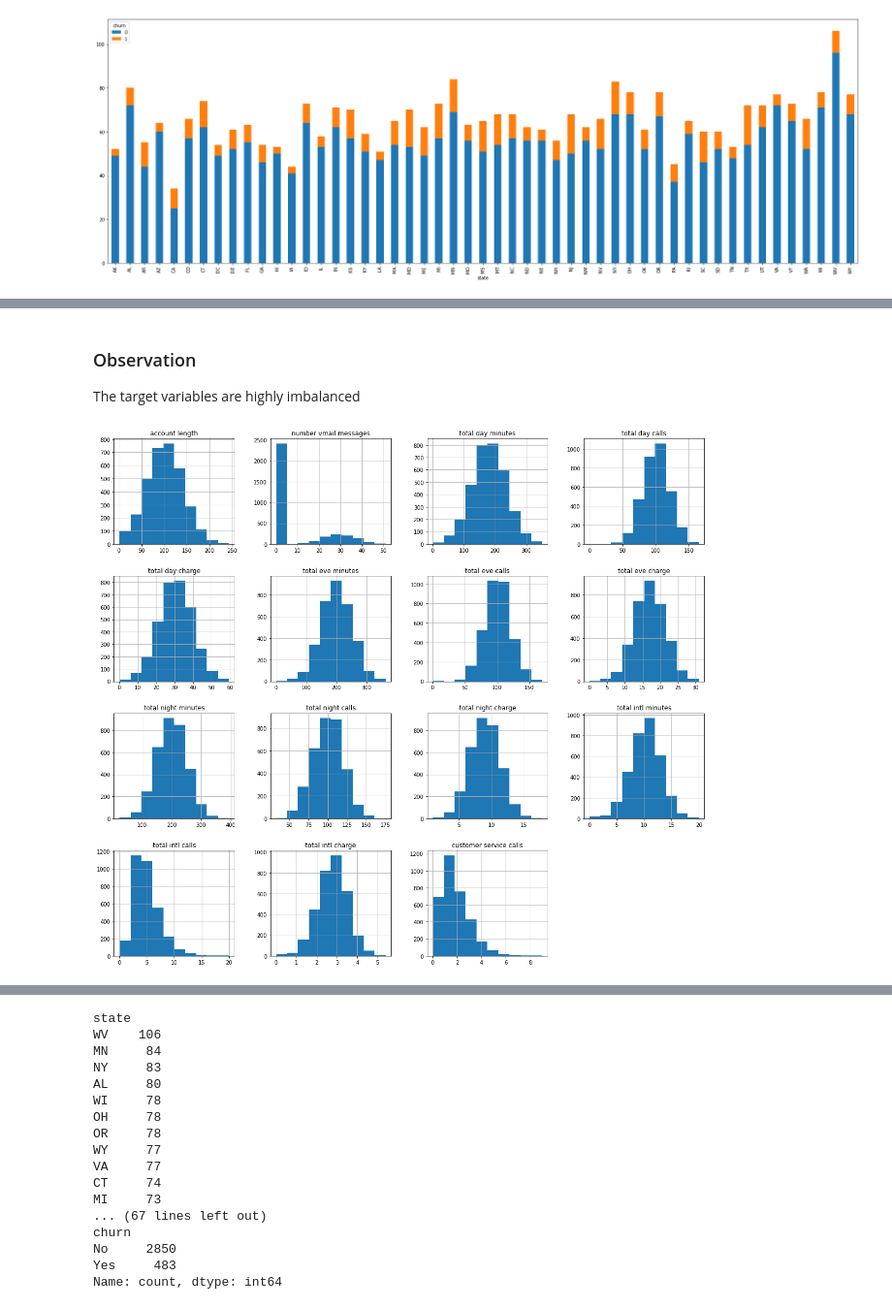
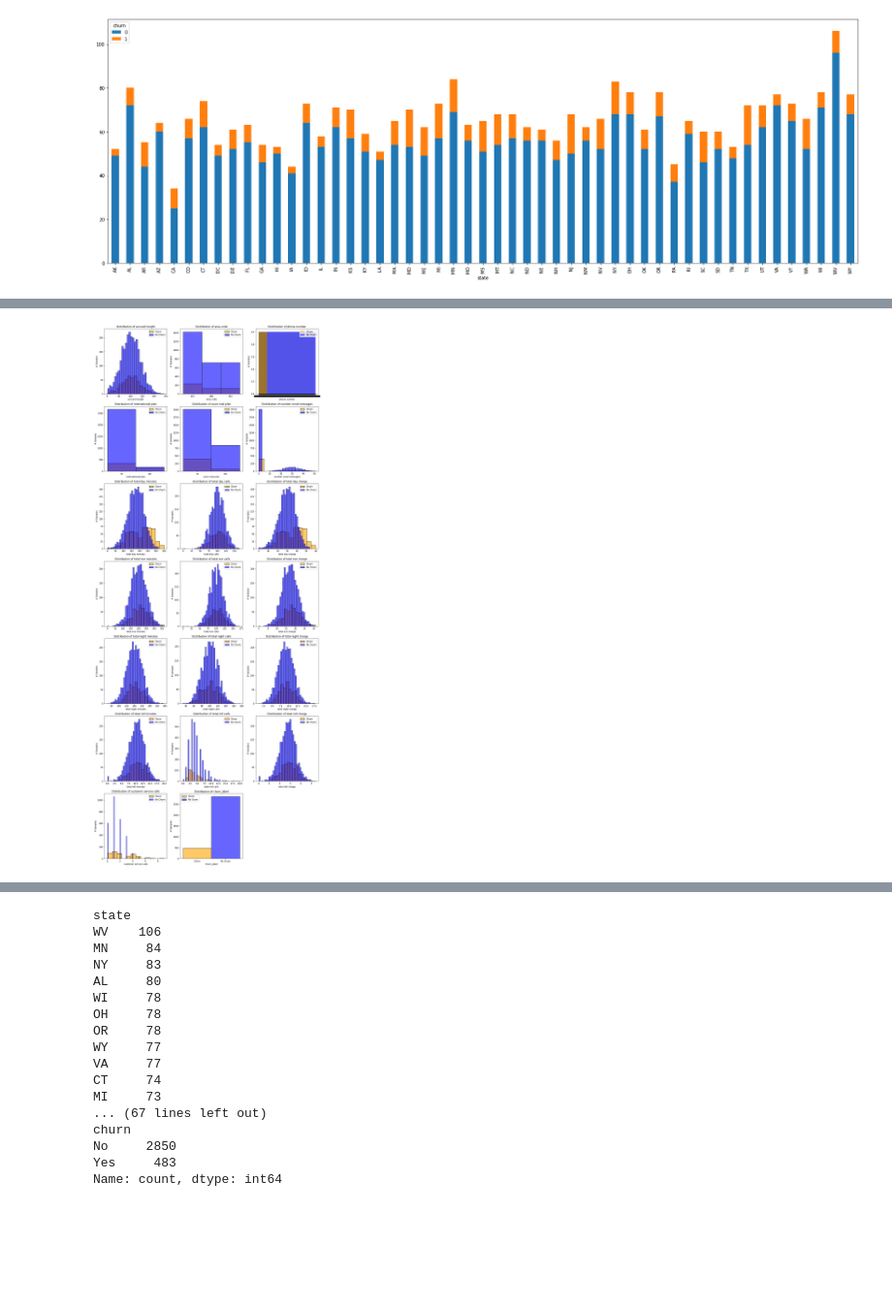
Before and after one commit to Giwanji/dsc-phase3-project, a Jupyter notebook: churn_prediction_model.ipynb, the cells around one changed output, grey strips where cells are left out. Shown at 97% size. Cells and saved outputs as stored; diff of their text form; code cells hidden in the pictures; blank space fills up the shorter version.

```diff
--- a/churn_prediction_model.ipynb
+++ b/churn_prediction_model.ipynb
@@ -270,7 +251,28 @@ df.groupby(["voice mail plan", "churn"]).size().unstack().plot(kind='bar', stack
-# %% [markdown]
-### Observation
-The target variables are highly imbalanced
-# %%
-df.hist(figsize = (20,18));
-# %% [output]
-[figure, removed]
+# %%
+# Exclude non-numerical features and target variable
+features_not_for_hist = ["state", "phone_number", "churn"]
+features_for_hist = [x for x in df.columns if x not in features_not_for_hist]
+
+# Separate churned and non-churned customers
+churn = df[df['churn'] == 1]
+no_churn = df[df['churn'] == 0]
+
+# Number of rows and columns for the grid
+n_rows = len(features_for_hist) // 2 + len(features_for_hist) % 2
+n_cols = 3
+
+plt.figure(figsize=(15, n_rows * 5))
+
+for i, feature in enumerate(features_for_hist):
+    plt.subplot(n_rows, n_cols, i + 1)
+    sns.histplot(churn[feature], kde=False, color='orange', label='Churn', alpha=0.6)
+    sns.histplot(no_churn[feature], kde=False, color='blue', label='No Churn', alpha=0.6)
+    plt.title(f'Distribution of {feature}')
+    plt.xlabel(feature)
+    plt.ylabel('# Samples')
+    plt.legend()
+
+plt.tight_layout()
+plt.show()
+# %% [output]
+[figure, added]
```
Also changed, not shown: parts of 13 cells of this notebook.
